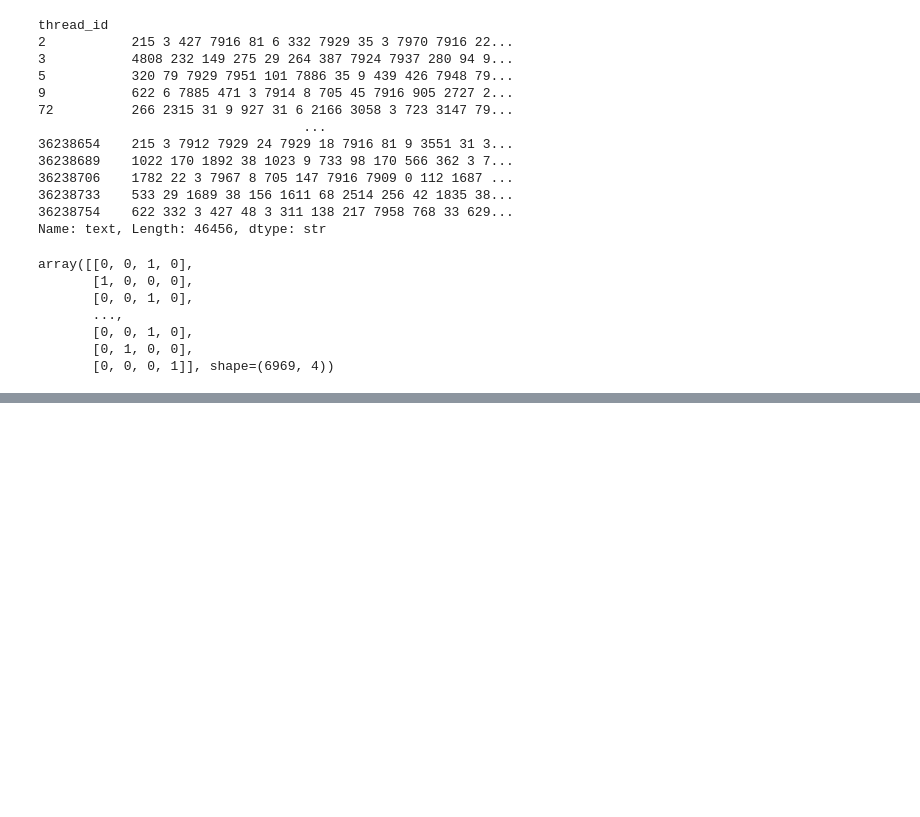
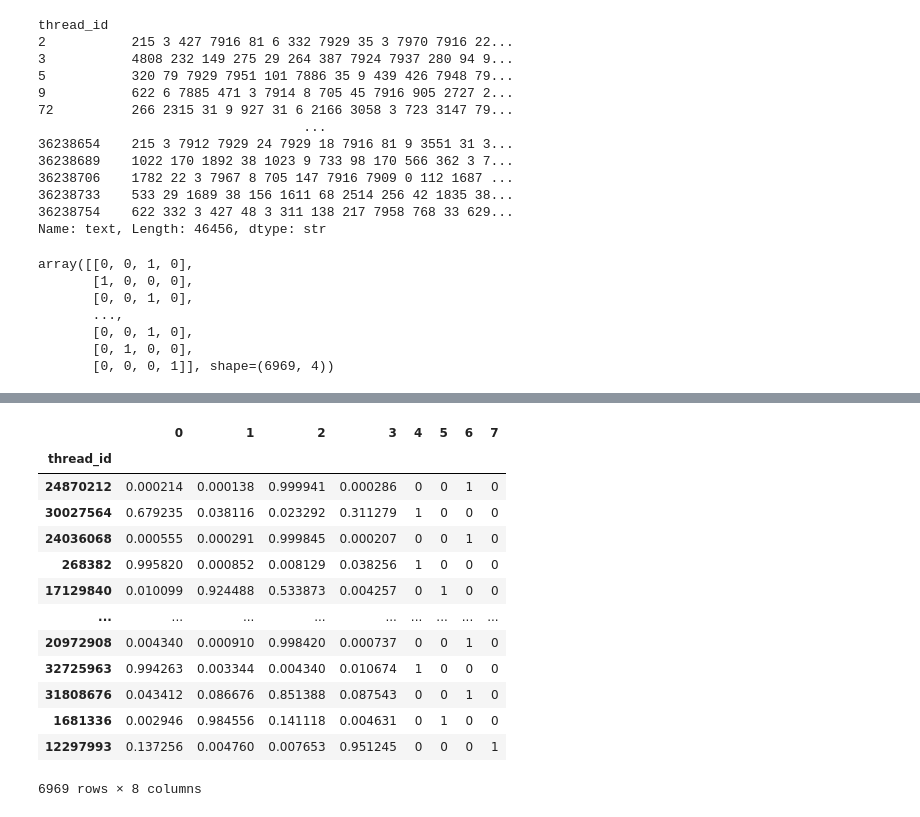
Before and after one commit to hoang2008an/MathClassification, a Jupyter notebook: notebook/xgboost.ipynb, the cells around one changed output, grey strips where cells are left out. Drawn from its saved outputs; the diff is of its cells as text; code cells hidden in the pictures; blank space fills up the shorter version.

```diff
--- a/notebook/xgboost.ipynb
+++ b/notebook/xgboost.ipynb
@@ -602,7 +623,7 @@ len(fn_indices)/len(np.where(Y_test[:,2]==1)[0])
 # %%
-X_train, X_test, Y_train, Y_test = train_test_split(
+X1_train, X1_test, Y1_train, Y1_test = train_test_split(
     X, Y, test_size=0.3, random_state=42
 )
-X_val, X_test, Y_val, Y_test = train_test_split(
-    X_test, Y_test, test_size=0.5, random_state=42
+X1_val, X1_test, Y1_val, Y1_test = train_test_split(
+    X1_test, Y1_test, test_size=0.5, random_state=42
 )
@@ -608,0 +640,20 @@ X_val, X_test, Y_val, Y_test = train_test_split(
+# %%
+df_test=pd.concat([pd.DataFrame(model.predict_proba(X_test)),pd.DataFrame(Y1_test,columns=[4,5,6,7])],axis=1)
+df_test.index=X1_test.index
+# %%
+df_test
+# %% [output]
+|  | 0 | 1 | 2 | 3 | 4 | 5 | 6 | 7 |
+| thread_id |  |  |  |  |  |  |  |  |
+| 24870212 | 0.000214 | 0.000138 | 0.999941 | 0.000286 | 0 | 0 | 1 | 0 |
+| 30027564 | 0.679235 | 0.038116 | 0.023292 | 0.311279 | 1 | 0 | 0 | 0 |
+| 24036068 | 0.000555 | 0.000291 | 0.999845 | 0.000207 | 0 | 0 | 1 | 0 |
+| 268382 | 0.995820 | 0.000852 | 0.008129 | 0.038256 | 1 | 0 | 0 | 0 |
+| 17129840 | 0.010099 | 0.924488 | 0.533873 | 0.004257 | 0 | 1 | 0 | 0 |
+| ... | ... | ... | ... | ... | ... | ... | ... | ... |
+| 20972908 | 0.004340 | 0.000910 | 0.998420 | 0.000737 | 0 | 0 | 1 | 0 |
+| 32725963 | 0.994263 | 0.003344 | 0.004340 | 0.010674 | 1 | 0 | 0 | 0 |
+| 31808676 | 0.043412 | 0.086676 | 0.851388 | 0.087543 | 0 | 0 | 1 | 0 |
+| 1681336 | 0.002946 | 0.984556 | 0.141118 | 0.004631 | 0 | 1 | 0 | 0 |
+| 12297993 | 0.137256 | 0.004760 | 0.007653 | 0.951245 | 0 | 0 | 0 | 1 |
+6969 rows × 8 columns
```
Also changed, not shown: parts of 13 cells of this notebook, 8 other files.
